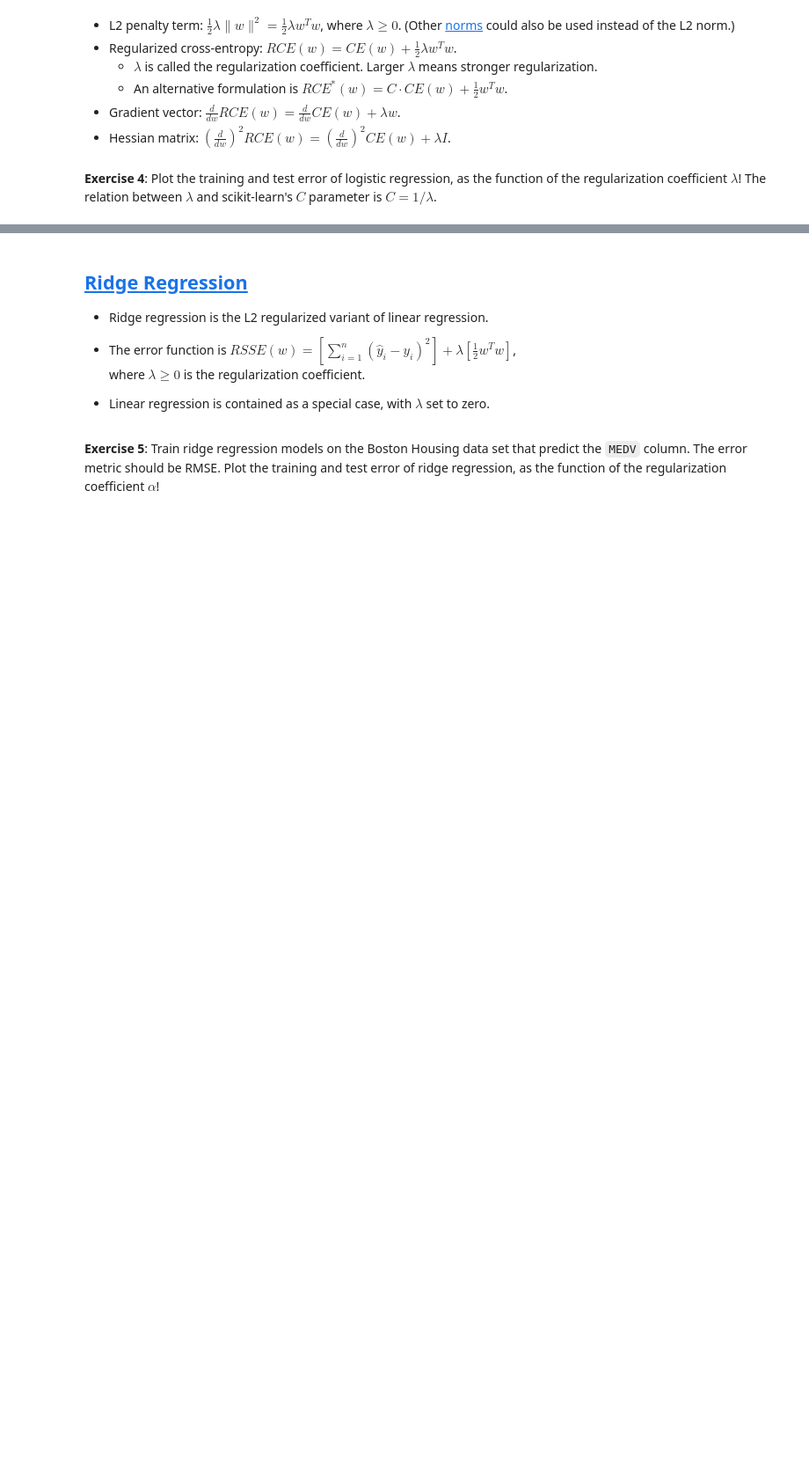
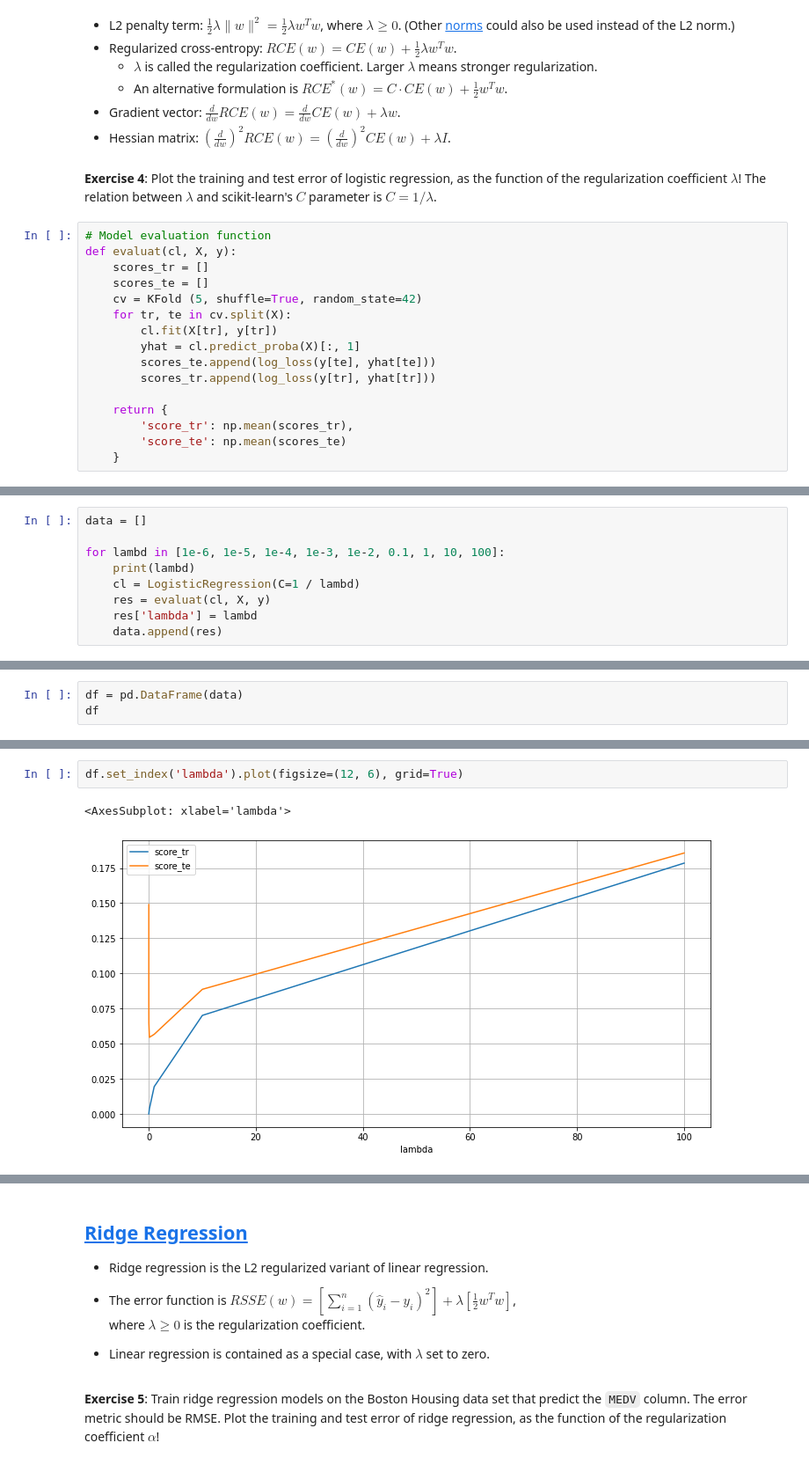
Before and after one commit to ThaerAlkassab/Thaer, a Jupyter notebook: ML course/04_en.ipynb, the cells around one changed output, grey strips where cells are left out. Shown at 88% size. Cells and saved outputs as stored; diff of their text form; blank space fills up the shorter version.

```diff
--- a/ML course/04_en.ipynb
+++ b/ML course/04_en.ipynb
@@ -295,3 +305,19 @@ scores_tr, scores_te
 - Hessian matrix: $\left(\frac{d}{dw}\right)^2 RCE(w) = \left(\frac{d}{dw}\right)^2 CE(w) + \lambda I$.
 # %% [markdown]
 **Exercise 4**: Plot the training and test error of logistic regression, as the function of the regularization coefficient $\lambda$! The relation between $\lambda$ and scikit-learn's $C$ parameter is $C = 1 / \lambda$.
+# %%
+# Model evaluation function
+def evaluat(cl, X, y):
+    scores_tr = []
+    scores_te = []
+    cv = KFold (5, shuffle=True, random_state=42)
+    for tr, te in cv.split(X):
+        cl.fit(X[tr], y[tr])
+        yhat = cl.predict_proba(X)[:, 1]
+        scores_te.append(log_loss(y[te], yhat[te]))
+        scores_tr.append(log_loss(y[tr], yhat[tr]))
+
+    return {
+        'score_tr': np.mean(scores_tr),
+        'score_te': np.mean(scores_te)
+    }
@@ -297,0 +328,9 @@ scores_tr, scores_te
+# %%
+data = []
+
+for lambd in [1e-6, 1e-5, 1e-4, 1e-3, 1e-2, 0.1, 1, 10, 100]:
+    print(lambd)
+    cl = LogisticRegression(C=1 / lambd)
+    res = evaluat(cl, X, y)
+    res['lambda'] = lambd
+    data.append(res)
@@ -297,0 +347,3 @@ scores_tr, scores_te
+# %%
+df = pd.DataFrame(data)
+df
@@ -297,0 +361,5 @@ scores_tr, scores_te
+# %%
+df.set_index('lambda').plot(figsize=(12, 6), grid=True)
+# %% [output]
+<AxesSubplot: xlabel='lambda'>
+[figure, added]
```
Also changed, not shown: parts of 16 cells of this notebook, 6 other files.
